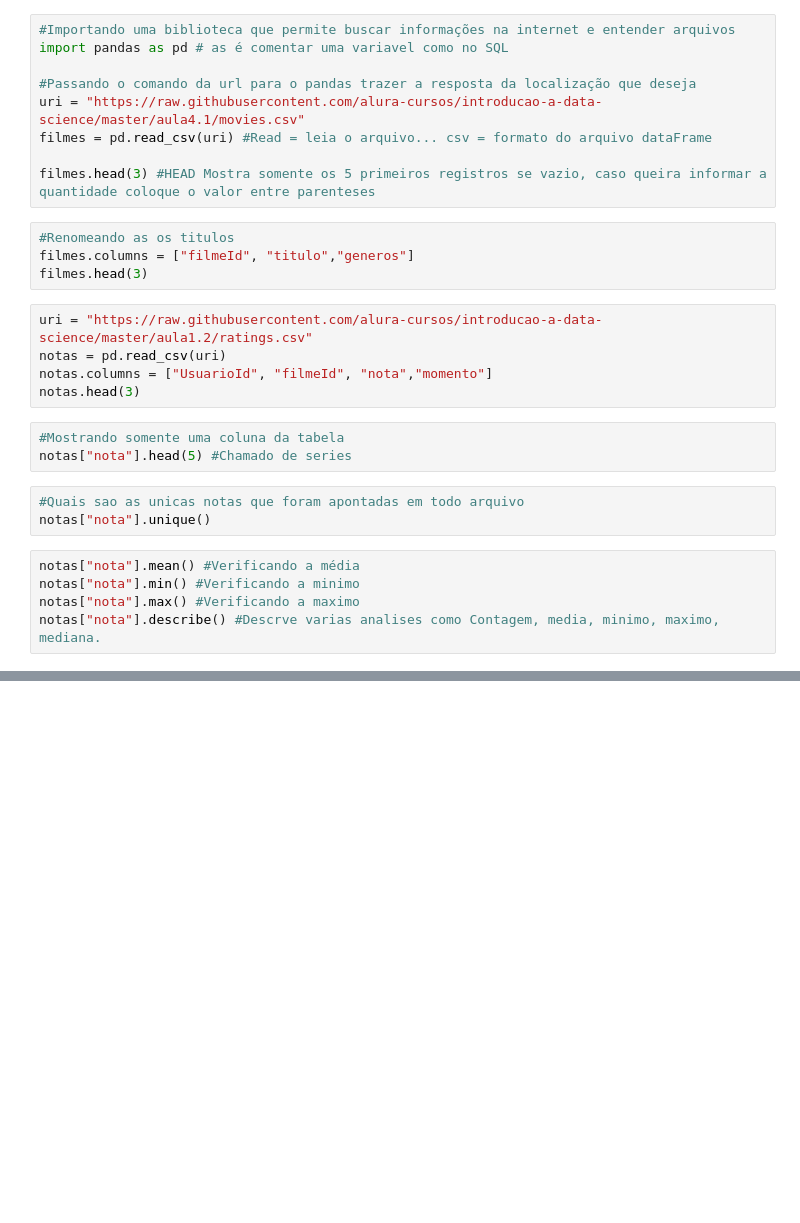
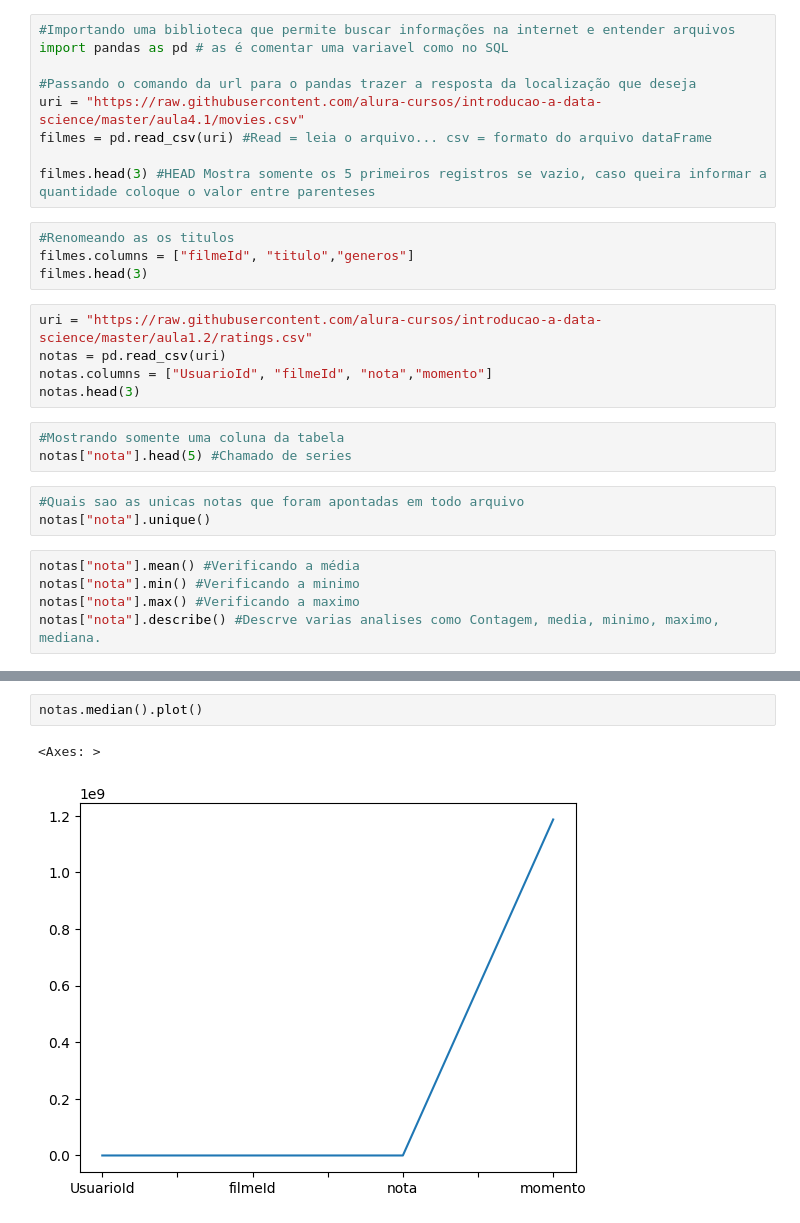
Before and after one commit to LuanPanini/Calculadora, a Jupyter notebook: Data_Science_Aula.ipynb, the cells around one changed output, grey strips where cells are left out. Drawn from its saved outputs; the diff is of its cells as text; blank space fills up the shorter version.

```diff
--- a/Data_Science_Aula.ipynb
+++ b/Data_Science_Aula.ipynb
@@ -31,0 +37,5 @@ notas["nota"].describe() #Descrve varias analises como Contagem, media, minimo,
+# %%
+notas.median().plot()
+# %% [output]
+<Axes: >
+[figure, added]
```
Also changed, not shown: parts of 1 cell of this notebook.
